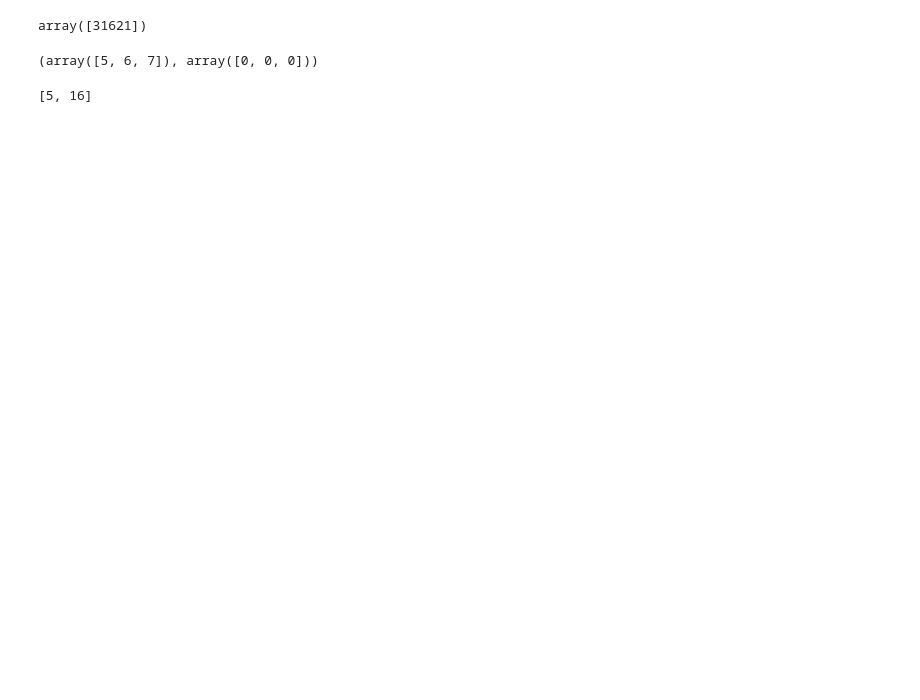
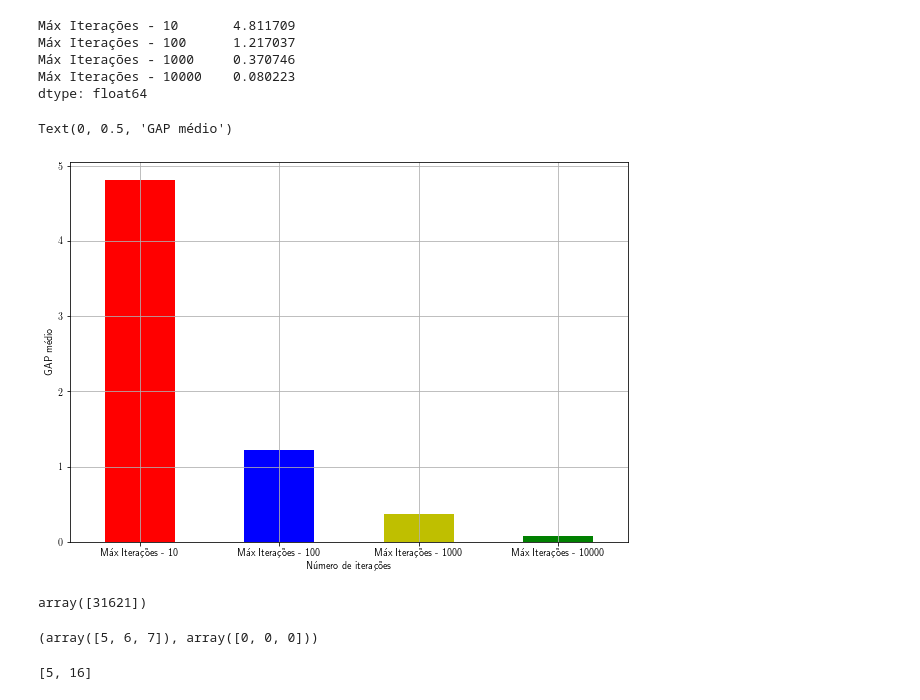
Before and after one commit to danbailo/T1-Teoria-Computacao, a Jupyter notebook: src/Trabalho 1 - Teoria da Computação.ipynb, the cells around one changed output. Saved outputs shown, nothing was run; the diff lists cells and outputs as text; code cells hidden in the pictures; blank space fills up the shorter version.

```diff
--- a/src/Trabalho 1 - Teoria da Computação.ipynb
+++ b/src/Trabalho 1 - Teoria da Computação.ipynb
@@ -102,3 +79,20 @@ Text(0, 0.5, 'GAP')
+# %%
+gap_grasp.mean()
+# %% [output]
+Máx Iterações - 10       4.811709
+Máx Iterações - 100      1.217037
+Máx Iterações - 1000     0.370746
+Máx Iterações - 10000    0.080223
+dtype: float64
+# %%
+gap_grasp.mean().plot.bar(color=['r','b','y','g'])
+# plt.legend(loc='center left', bbox_to_anchor=(1.0, 0.5))
+plt.xticks(rotation=0)
+plt.xlabel('Número de iterações')
+plt.ylabel('GAP médio')
+# %% [output]
+Text(0, 0.5, 'GAP médio')
+[figure, added]
 # %%
 grasp = grasp[['Máx Iterações - 10000']]
 # %%
```
Also changed, not shown: parts of 33 cells of this notebook.
